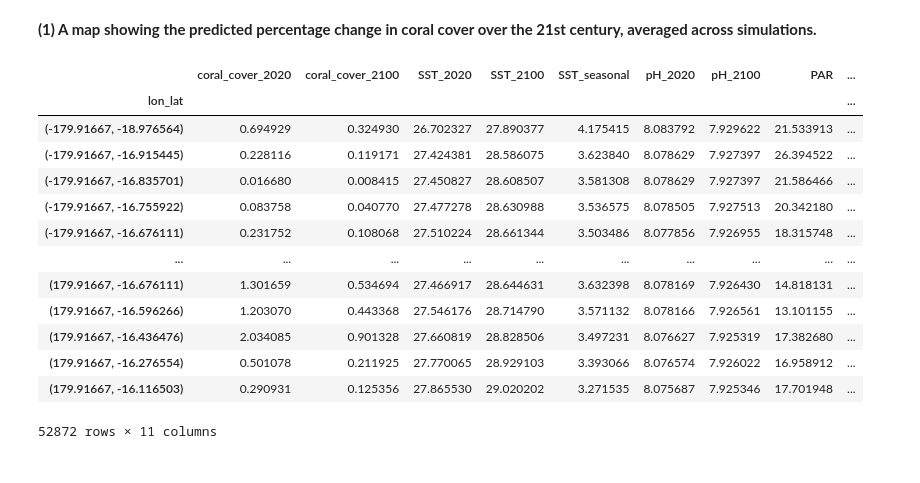
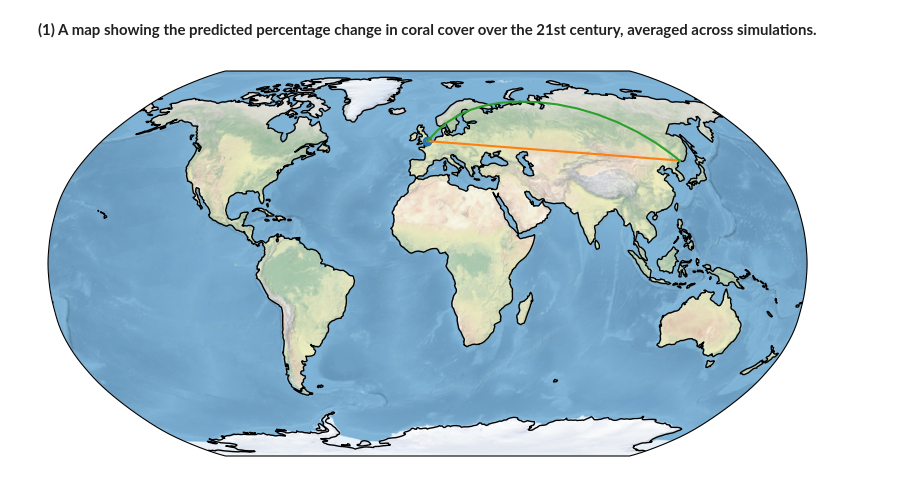
Before and after one commit to maluhiakinimaka/mbio691l-kinimaka, a Jupyter notebook: mbio691l_project_kinimaka.ipynb, the cells around one changed output. Saved outputs shown, nothing was run; the diff lists cells and outputs as text; code cells hidden in the pictures.

Commit message:
Initalizing cartopy and customizing global map

```diff
--- a/mbio691l_project_kinimaka.ipynb
+++ b/mbio691l_project_kinimaka.ipynb
@@ -86,23 +83,0 @@ conda install geopandas
-# %%
-import matplotlib.pyplot as plt
-import geopandas as gpd
-import pandas as pd
-
-# calculate percent change in coral cover from 2020 to 2100
-data['percent_change'] = ((data['coral_cover_2100'] - data['coral_cover_2020']) / data['coral_cover_2020']) * 100
-data # test ouput
-# %% [output]
-|  | coral_cover_2020 | coral_cover_2100 | SST_2020 | SST_2100 | SST_seasonal | pH_2020 | pH_2100 | PAR | ... |
-| lon_lat |  |  |  |  |  |  |  |  | ... |
-| (-179.91667, -18.976564) | 0.694929 | 0.324930 | 26.702327 | 27.890377 | 4.175415 | 8.083792 | 7.929622 | 21.533913 | ... |
-| (-179.91667, -16.915445) | 0.228116 | 0.119171 | 27.424381 | 28.586075 | 3.623840 | 8.078629 | 7.927397 | 26.394522 | ... |
-| (-179.91667, -16.835701) | 0.016680 | 0.008415 | 27.450827 | 28.608507 | 3.581308 | 8.078629 | 7.927397 | 21.586466 | ... |
-| (-179.91667, -16.755922) | 0.083758 | 0.040770 | 27.477278 | 28.630988 | 3.536575 | 8.078505 | 7.927513 | 20.342180 | ... |
-| (-179.91667, -16.676111) | 0.231752 | 0.108068 | 27.510224 | 28.661344 | 3.503486 | 8.077856 | 7.926955 | 18.315748 | ... |
-| ... | ... | ... | ... | ... | ... | ... | ... | ... | ... |
-| (179.91667, -16.676111) | 1.301659 | 0.534694 | 27.466917 | 28.644631 | 3.632398 | 8.078169 | 7.926430 | 14.818131 | ... |
-| (179.91667, -16.596266) | 1.203070 | 0.443368 | 27.546176 | 28.714790 | 3.571132 | 8.078166 | 7.926561 | 13.101155 | ... |
-| (179.91667, -16.436476) | 2.034085 | 0.901328 | 27.660819 | 28.828506 | 3.497231 | 8.076627 | 7.925319 | 17.382680 | ... |
-| (179.91667, -16.276554) | 0.501078 | 0.211925 | 27.770065 | 28.929103 | 3.393066 | 8.076574 | 7.926022 | 16.958912 | ... |
-| (179.91667, -16.116503) | 0.290931 | 0.125356 | 27.865530 | 29.020202 | 3.271535 | 8.075687 | 7.925346 | 17.701948 | ... |
-52872 rows × 11 columns
@@ -108,0 +90,37 @@ data # test ouput
+# %%
+# append new column to df: percent change in coral cover from 2020 to 2100
+data['percent_change'] = ((data['coral_cover_2100'] - data['coral_cover_2020']) / data['coral_cover_2020']) * 100
+data # check
+
+# test global map code bit from cartopy website
+def main():
+    fig = plt.figure(figsize=(10, 5))
+    ax = fig.add_subplot(1, 1, 1, projection=ccrs.Robinson())
+
+    # make the map global rather than have it zoom in to
+    # the extents of any plotted data
+    ax.set_global()
+
+    ax.stock_img()
+    ax.coastlines()
+
+    ax.plot(-0.08, 51.53, 'o', transform=ccrs.PlateCarree())
+    ax.plot([-0.08, 132], [51.53, 43.17], transform=ccrs.PlateCarree())
+    ax.plot([-0.08, 132], [51.53, 43.17], transform=ccrs.Geodetic())
+
+    plt.show()
+
+
+if __name__ == '__main__':
+    main()
+
+
+# create a new col to convert lat/lon into geometry data
+#geo = gpd.points_from_xy(data.longitude, data.latitude)
+#geo_data = gpd.GeoDataFrame(data, geometry=geo)
+#geo_data # check
+
+# import globe background for geometry data
+# world = gpd.read_file(gpd.datasets.get_path('naturalearth_lowres'))
+# %% [output]
+[figure, added]
```
Also changed, not shown: parts of 2 cells of this notebook.
